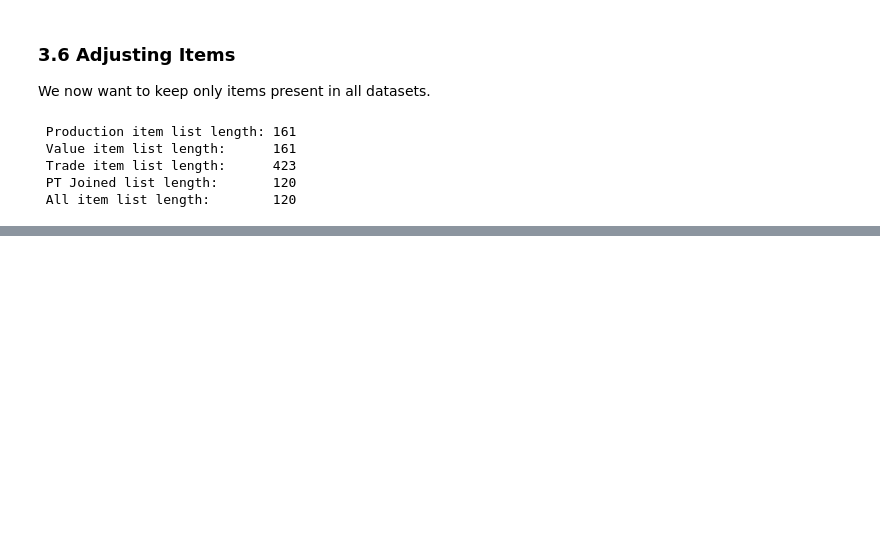
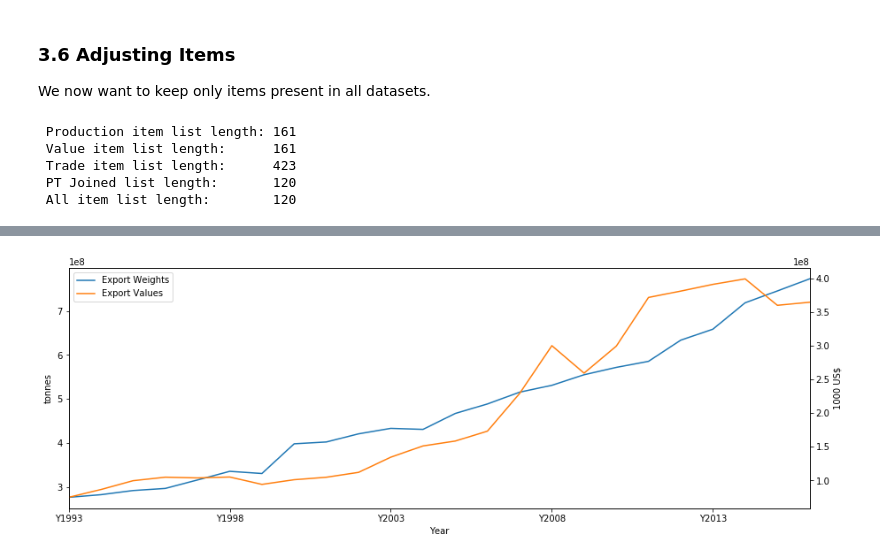
Before and after one commit to n-poulsen/GranADA, a Jupyter notebook: code/milestone2.ipynb, the cells around one changed output, grey strips where cells are left out. Cells and saved outputs as stored; diff of their text form; code cells hidden in the pictures; blank space fills up the shorter version.

```diff
--- a/code/milestone2.ipynb
+++ b/code/milestone2.ipynb
@@ -415,0 +421,9 @@ w
+# %%
+export_w = df_trade[(df_trade['Element'] == 'Export Quantity')]\
+    [[f'Y{label}' for label in range(1993, 2017)]].sum(axis=0)
+export_v = df_trade[(df_trade['Element'] == 'Export Value')]\
+    [[f'Y{label}' for label in range(1993, 2017)]].sum(axis=0)
+
+plot_trade(export_w, export_v, 'Export')
+# %% [output]
+[figure, added]
```
Also changed, not shown: parts of 37 cells of this notebook, 1 other file.
